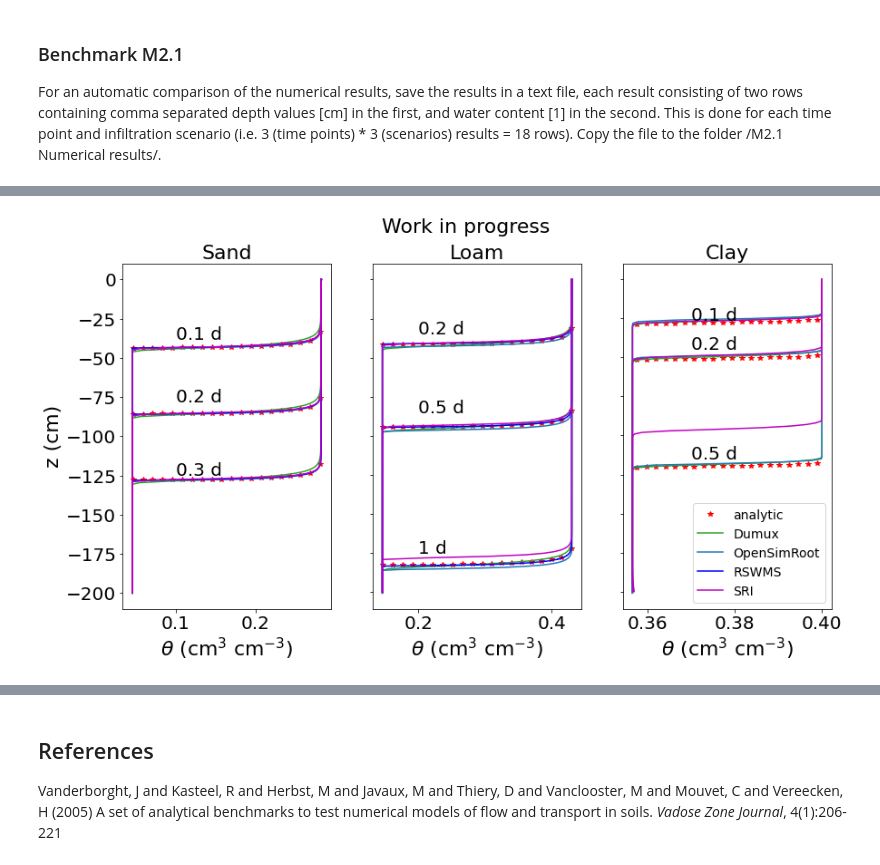
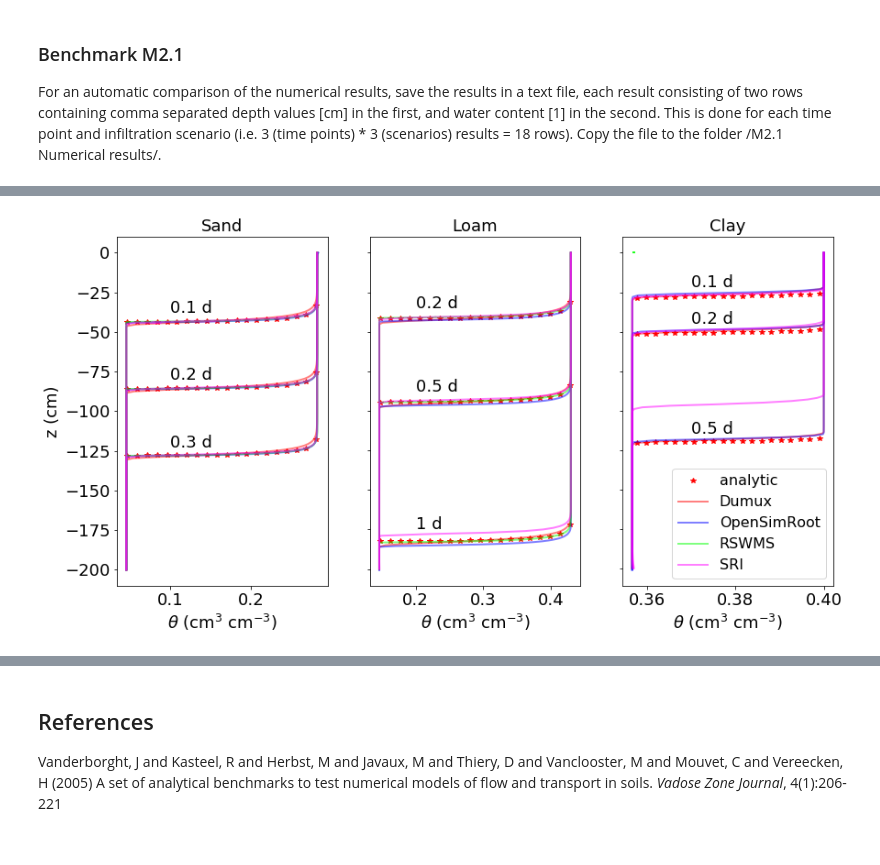
Before and after one commit to RSA-benchmarks/collaborative-comparison, a Jupyter notebook: M2 Water flow in soil/M2.1 Infiltration/M2.1 Automated comparison.ipynb, the cells around one changed output, grey strips where cells are left out. Saved outputs shown, nothing was run; the diff lists cells and outputs as text; code cells hidden in the pictures.

```diff
--- a/M2 Water flow in soil/M2.1 Infiltration/M2.1 Automated comparison.ipynb
+++ b/M2 Water flow in soil/M2.1 Infiltration/M2.1 Automated comparison.ipynb
@@ -132,5 +75,6 @@ for i, soil in enumerate([sand, loam, clay]): # create analytical solution in th
 # %%
 fig, ax = plt.subplots(1, 3, figsize=(14, 7))
+
 for j in range(0,3): # make sub plots of the analytical solution (theta3, z3) that was created before
     for k in range(0,3):
         z = z3[3*j+k]
@@ -142,124 +86,65 @@ for j in range(0,3): # make sub plots of the analytical solution (theta3, z3) th
         if k==0:
             pl.set_label("analytic")
 
+lsoils = ["Sand", "Loam", "Clay"]
+ltimes = [[0 for x in range(3)] for y in range(3)]
+ltimes[0][0]=0.1; ltimes[0][1]=0.2; ltimes[0][2]=0.3; ltimes[1][0]=0.2;
+ltimes[1][1]=0.5; ltimes[1][2]=1.0; ltimes[2][0]=0.1; ltimes[2][1]=0.2; ltimes[2][2]=0.3
 nrmse, nnse, zn, nn, l, lsoil, ltime = [], [], [], [], [], [], []
 cc = 0
-#col = ['r','g','b','r','g','b']
-col=["C2","C0","b","m","g","k"]; lsoils=["Sand", "Loam", "Clay"];
-ltimes = [[0 for x in range(3)] for y in range(3)]; ltimes[0][0]=0.1; ltimes[0][1]=0.2; ltimes[0][2]=0.3; ltimes[1][0]=0.2; ltimes[1][1]=0.5; ltimes[1][2]=1.0; ltimes[2][0]=0.1; ltimes[2][1]=0.2; ltimes[2][2]=0.3;
+
 for dirname, dirnames, filenames in os.walk('M2.1 Numerical results/.'):
     filenames.sort()
     for i,f in enumerate(filenames):
         try:
-            data = [];
+            data = []
             with open('M2.1 Numerical results/'+f) as fp:
                 for line in fp:
                     line = line.replace("NaN", "0.")
                     s = ast.literal_eval("["+line+"]")
                     data.append(s)
-            for j in range(0,3): # axis
-                for k in range(0,3):
-                    l.append(f); lsoil.append(lsoils[j]); ltime.append(ltimes[j][k]);
+            for j in range(0,3): # scenario
+                for k in range(0,3): # times
+                    l.append(f)
+                    ltime.append(ltimes[j][k])
                     z = data[2*(3*j+k)]
                     theta = data[2*(3*j+k)+1]
-                    pl, = ax[j].plot(theta,z,col[cc]) # plot numeric solution
+                    pl, = ax[j].plot(theta, z, color = col[cc,:], linewidth = 2, alpha = 0.5) # plot numeric solution
                     # interpolate analytical solution to number of evaluation points
                     za = z3[3*j+k]; thetaa = theta3[3*j+k]
                     interp = interp1d(thetaa, za,  kind='linear', fill_value='extrapolate', bounds_error =False )
                     theta_ = np.linspace(np.min(thetaa)+0.002,np.max(thetaa)-0.002,100)
                     z_ = interp(theta_)
                     # interpolate numerical solution to number of evaluation points
                     interp = interp1d(theta, z,  kind='linear', fill_value='extrapolate', bounds_error =False )
                     z_n = interp(theta_)
-                    # compute measures
+                    # compute measures for the table below
+                    lsoil.append(lsoils[j])
                     zn.append(z_n)
                     nn.append(len(z_n))
                     nrmse.append(float(nRMSE(z_, z_n)))
                     nnse.append(nNSE(z_,z_n)) # calculate for all time points (below) np.nan
                     if k==0:
                         pl.set_label(f)
                 ax[j].set_xlabel("$\\theta$ (cm$^3$ cm$^{-3}$)")
-                #ax[j].set_xticks(np.arange(0.0,0.4,0.1))
                 if j==0:
                     ax[j].set_ylabel("z (cm)") # all file data values are currently [m], I will change that soon
                 else:
                     ax[j].set_yticklabels([])
-                # nse[-1] = NSE(za, [data[2*(3*j+k)] for k in range(0,3)])
-                # za = []
-            cc+=1
+            cc+=cc_inc
         except Exception as ex:
             print("Something went wrong with file "+f)
             print(line[-50:])
-            print(ex)
+            raise
+
 ax[-1].legend()
-plt.rc('font', size=20)          # controls default text sizes
-plt.rc('axes', titlesize=22)     # fontsize of the axes title
-plt.rc('axes', labelsize=22)    # fontsize of the x and y labels
-plt.rc('xtick', labelsize=20)    # fontsize of the tick labels
-plt.rc('ytick', labelsize=20)    # fontsize of the tick labels
-plt.rc('legend', fontsize=14)    # legend fontsize
-plt.rc('figure', titlesize=22)  # fontsize of the figure title
-ax[0].text(0.1, -38, '0.1 d'); ax[0].text(0.1, -78, '0.2 d'); ax[0].text(0.1, -125, '0.3 d')
-ax[1].text(0.2, -35, '0.2 d'); ax[1].text(0.2, -85, '0.5 d'); ax[1].text(0.2, -175, '1 d')
-ax[2].text(0.37, -26, '0.1 d'); ax[2].text(0.37, -45, '0.2 d'); ax[2].text(0.37, -115, '0.5 d')
+ax[0].text(0.1, -38, '0.1 d'); ax[0].text(0.1, -80, '0.2 d'); ax[0].text(0.1, -123, '0.3 d')
+ax[1].text(0.2, -35, '0.2 d'); ax[1].text(0.2, -88, '0.5 d'); ax[1].text(0.2, -175, '1 d')
+ax[2].text(0.37, -22, '0.1 d'); ax[2].text(0.37, -45, '0.2 d'); ax[2].text(0.37, -115, '0.5 d')
 ax[0].set_title('Sand')
 ax[1].set_title('Loam')
 ax[2].set_title('Clay')
-#plt.yticks(np.arange(-16,1,4))
 plt.savefig('m21_results.png', dpi=300, bbox_inches = "tight")
-fig.suptitle("Work in progress")
 plt.show()
-
-
-import pandas as pd
-# initialize list of lists
-data_ = np.array([l, lsoil, ltime, nrmse])
-data_ = np.array(data_.transpose())
-# Create the pandas DataFrame
-df = pd.DataFrame(data_, columns = ['Name','Soil','Time','nRSME'] )
-df['Time'] = df['Time'].astype(float)
-df['Time'] = df['Time'].map('{:,.1f}'.format)
-df['nRSME'] = df['nRSME'].astype(float)
-df['nRSME'] = df['nRSME'].map('{:,.4f}'.format)
-#df['nNSE'] = df['nNSE'].astype(float)
-#df['nNSE'] = df['nNSE'].map('{:,.4f}'.format)
-# print dataframe.
-df.style.set_table_styles(
-[{'selector': 'tr:nth-of-type(odd)',
-  'props': [('background', '#eee')]},
- {'selector': 'tr:nth-of-type(even)',
-  'props': [('background', 'white')]},
- {'selector': 'th',
-  'props': [('background', '#606060'),
-            ('color', 'white'),
-            ('font-family', 'verdana')]},
- {'selector': 'td',
-  'props': [('font-family', 'verdana')]},
-]
-).hide_index()
-import six
-def render_mpl_table(data, col_width=3.0, row_height=0.625, font_size=14,
-                     header_color='#40466e', row_colors=['#f1f1f2', 'w'], edge_color='w',
-                     bbox=[0, 0, 1, 1], header_columns=0,
-                     ax=None, **kwargs):
-    if ax is None:
-        size = (np.array(data.shape[::-1]) + np.array([0, 1])) * np.array([col_width, row_height])
-        fig, ax = plt.subplots(figsize=size)
-        ax.axis('off')
-    mpl_table = ax.table(cellText=data.values, bbox=bbox, colLabels=data.columns, **kwargs)
-    mpl_table.auto_set_font_size(False)
-    mpl_table.set_fontsize(font_size)
-
-    for k, cell in mpl_table._cells.items():
-        cell.set_edgecolor(edge_color)
-        if k[0] == 0 or k[1] < header_columns:
-            cell.set_text_props(weight='bold', color='w')
-            cell.set_facecolor(header_color)
-        else:
-            cell.set_facecolor(row_colors[k[0]%len(row_colors) ])
-    return ax.get_figure(), ax
-
-fig,ax = render_mpl_table(df, header_columns=0, col_width=2.0)
-fig.savefig("table_m2l.png")
 # %% [output]
-[figure, old version]
+[figure, new version]
```
Also changed, not shown: parts of 11 cells of this notebook, 11 other files.
